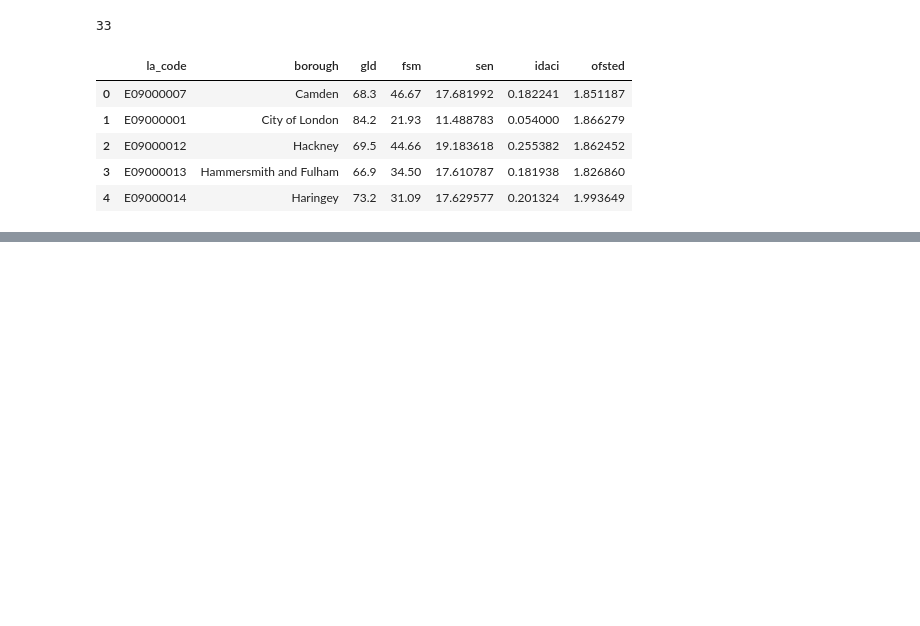
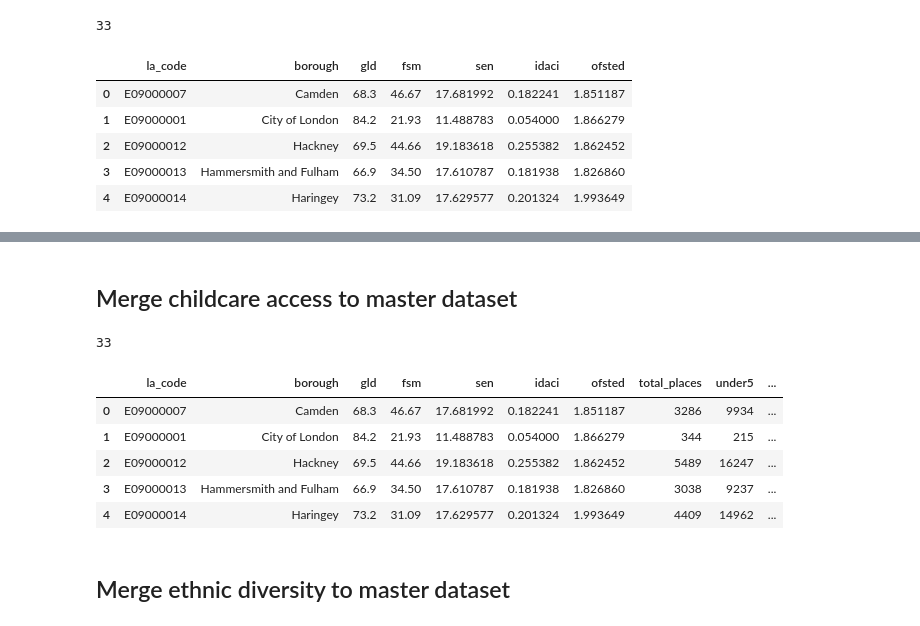
Before and after one commit to ijnicole-debug/BLEY-Dashboard-Dissertation, a Jupyter notebook: notebooks/03_merge_gld_fsm.ipynb, the cells around one changed output, grey strips where cells are left out. Drawn from its saved outputs; the diff is of its cells as text; code cells hidden in the pictures; blank space fills up the shorter version.

Commit message:
save master dataset

```diff
--- a/notebooks/03_merge_gld_fsm.ipynb
+++ b/notebooks/03_merge_gld_fsm.ipynb
@@ -230,0 +262,6 @@ df_merged.to_csv('../data_clean/master_dataset.csv', index=False)
+# %%
+#select needed column
+ons = ons[['borough', 'under5']]
+# %%
+#merge to master dataset
+df_merged = pd.merge(df_merged, ons, on='borough', how='inner')
@@ -230,0 +286,23 @@ df_merged.to_csv('../data_clean/master_dataset.csv', index=False)
+# %% [markdown]
+## Merge childcare access to master dataset
+# %%
+#Load childcare access dataset
+childcare = pd.read_csv('../data_clean/childcare_access.csv')
+# %%
+#merge to master dataset
+df_merged = pd.merge(df_merged, childcare, on='borough', how='inner')
+# %%
+#validate
+len(df_merged)
+# %% [output]
+33
+# %%
+#reconfirm
+df_merged.head()
+# %% [output]
+|  | la_code | borough | gld | fsm | sen | idaci | ofsted | total_places | under5 | ... |
+| 0 | E09000007 | Camden | 68.3 | 46.67 | 17.681992 | 0.182241 | 1.851187 | 3286 | 9934 | ... |
+| 1 | E09000001 | City of London | 84.2 | 21.93 | 11.488783 | 0.054000 | 1.866279 | 344 | 215 | ... |
+| 2 | E09000012 | Hackney | 69.5 | 44.66 | 19.183618 | 0.255382 | 1.862452 | 5489 | 16247 | ... |
+| 3 | E09000013 | Hammersmith and Fulham | 66.9 | 34.50 | 17.610787 | 0.181938 | 1.826860 | 3038 | 9237 | ... |
+| 4 | E09000014 | Haringey | 73.2 | 31.09 | 17.629577 | 0.201324 | 1.993649 | 4409 | 14962 | ... |
@@ -230,0 +312,2 @@ df_merged.to_csv('../data_clean/master_dataset.csv', index=False)
+# %% [markdown]
+## Merge ethnic diversity to master dataset
```
Also changed, not shown: parts of 15 cells of this notebook, 3 other files.
